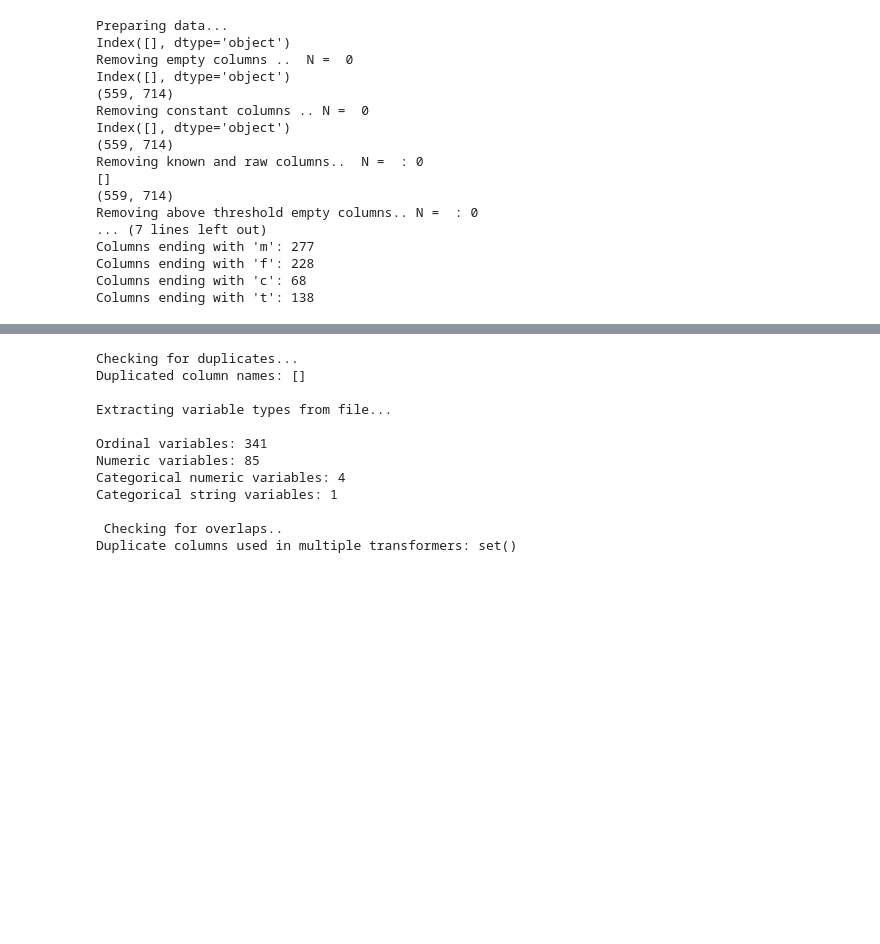
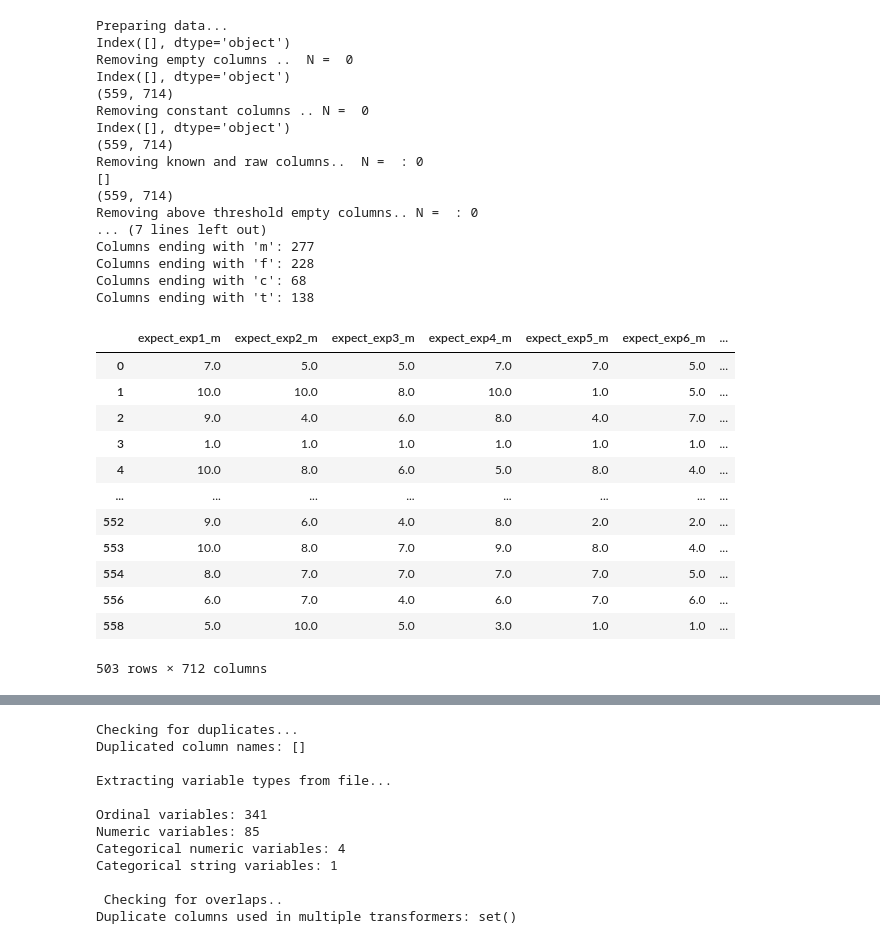
Before and after one commit to ALINA991/ADHD_fMRI, a Jupyter notebook: MTA/permutation_analysis.ipynb, the cells around one changed output, grey strips where cells are left out. Cells and saved outputs as stored; diff of their text form; code cells hidden in the pictures; blank space fills up the shorter version.

```diff
--- a/MTA/permutation_analysis.ipynb
+++ b/MTA/permutation_analysis.ipynb
@@ -74,7 +75,7 @@ exists
 pred = pd.read_csv(Path(data_derived, 'mta_data_clean.csv')).drop(columns = 'Unnamed: 0')
 out = pd.read_csv(Path(data_derived, 'out_clean_all_raters.csv')).drop(columns = 'Unnamed: 0')
 # %%
-outcome_short = "INATT"
+outcome_short = "ODD"
 # %%
 
 file_name_save = 'results_ML_simple_CV_RF_XGB_{}.csv'.format(outcome_short)
@@ -118,5 +118,0 @@ results_file = pd.read_csv(Path(data_derived, "ML_results", "results_ML_simple_C
-# %%
-for i in range(len(results_file)):
-    model_type,  corr_select, thr_corr, params,  outcome_var, rater_out, rater_pred, thr_drop_missing, original_r2 = ml.get_params_from_result(file_path_save, results_how, i)
-    exists = ml.find_result_in_file(file_path_save, model_type, corr_select, thr_drop_missing, rater_pred, rater_out)
-    assert exists == True
@@ -149,7 +127,7 @@ Results already exists in file..
 Skipping ...
 True
 # %%
-data, df_X, y, rater_count = ml.prepare_data(pred, out, rater_pred, rater_out, thr_drop_missing, outcome_var)
+data, df_X, y, rater_count = ml.prepare_data(pred, out, rater_pred, rater_out,50, outcome_var)
 # %% [output]
 Preparing data...
 Index([], dtype='object')
@@ -168,4 +146,20 @@ Columns ending with 'm': 277
 Columns ending with 'f': 228
 Columns ending with 'c': 68
 Columns ending with 't': 138
+# %%
+df_X
+# %% [output]
+|  | expect_exp1_m | expect_exp2_m | expect_exp3_m | expect_exp4_m | expect_exp5_m | expect_exp6_m | ... |
+| 0 | 7.0 | 5.0 | 5.0 | 7.0 | 7.0 | 5.0 | ... |
+| 1 | 10.0 | 10.0 | 8.0 | 10.0 | 1.0 | 5.0 | ... |
+| 2 | 9.0 | 4.0 | 6.0 | 8.0 | 4.0 | 7.0 | ... |
+| 3 | 1.0 | 1.0 | 1.0 | 1.0 | 1.0 | 1.0 | ... |
+| 4 | 10.0 | 8.0 | 6.0 | 5.0 | 8.0 | 4.0 | ... |
+| ... | ... | ... | ... | ... | ... | ... | ... |
+| 552 | 9.0 | 6.0 | 4.0 | 8.0 | 2.0 | 2.0 | ... |
+| 553 | 10.0 | 8.0 | 7.0 | 9.0 | 8.0 | 4.0 | ... |
+| 554 | 8.0 | 7.0 | 7.0 | 7.0 | 7.0 | 5.0 | ... |
+| 556 | 6.0 | 7.0 | 4.0 | 6.0 | 7.0 | 6.0 | ... |
+| 558 | 5.0 | 10.0 | 5.0 | 3.0 | 1.0 | 1.0 | ... |
+503 rows × 712 columns
 # %%
```
Also changed, not shown: parts of 10 cells of this notebook, 7 other files.
